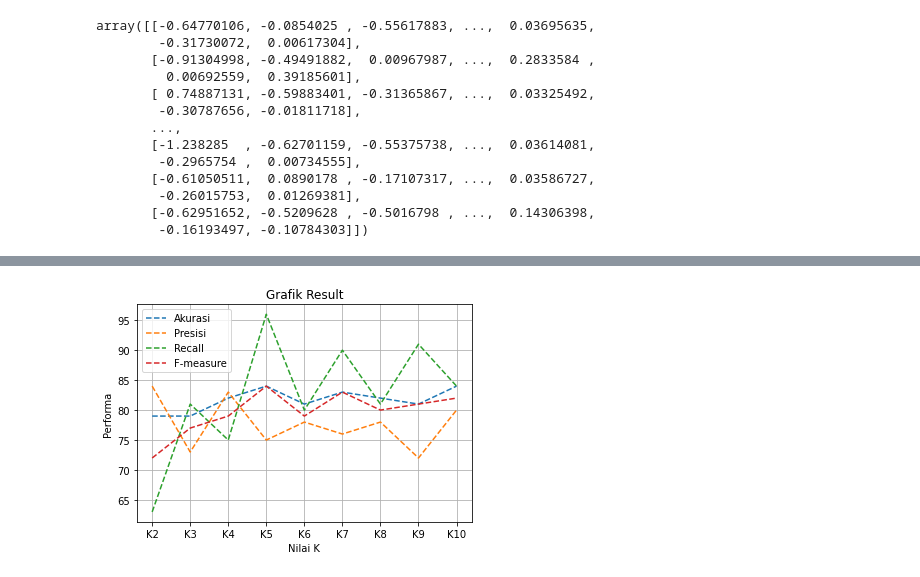
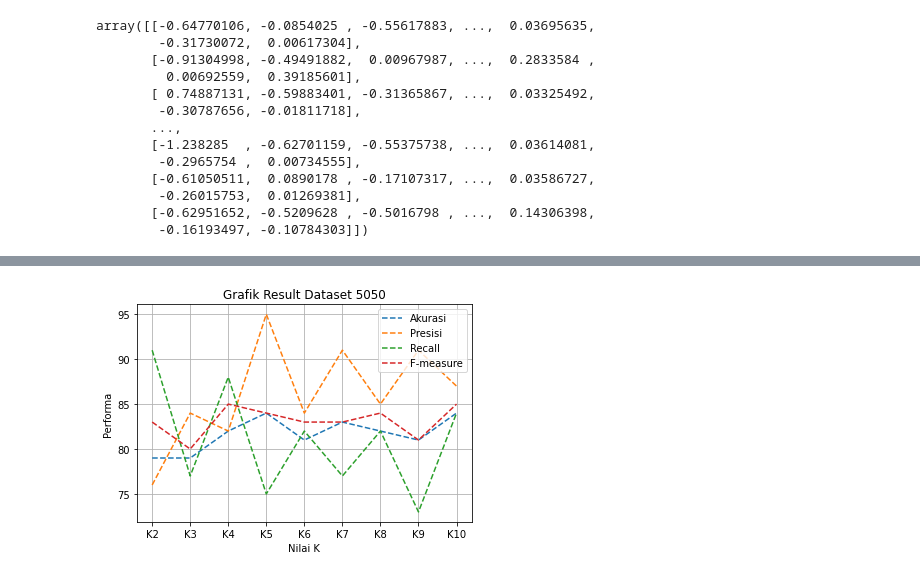
Before and after one commit to aisyahdnn/Skripsi, a Jupyter notebook: Dataset5050.ipynb, the cells around one changed output, grey strips where cells are left out. Saved outputs shown, nothing was run; the diff lists cells and outputs as text; code cells hidden in the pictures.

```diff
--- a/Dataset5050.ipynb
+++ b/Dataset5050.ipynb
@@ -243,19 +284,19 @@ F-Measure : 0.8222222222222223
 # %%
 from matplotlib import pyplot as plt
 x = ["K2", "K3", "K4", "K5", "K6", "K7", "K8", "K9", "K10"]
 a = [79, 79, 82, 84, 81, 83, 82, 81, 84]
-p = [84, 73, 83, 75, 78, 76, 78, 72, 80]
-r = [63, 81, 75, 96, 80, 90, 81, 91, 84]
-f = [72, 77, 79, 84, 79, 83, 80, 81, 82]
+p = [76, 84, 82, 95, 84, 91, 85, 91, 87]
+r = [91, 77, 88, 75, 82, 77, 82, 73, 84]
+f = [83, 80, 85, 84, 83, 83, 84, 81, 85]
 plt.plot(x, a, '--')
 plt.plot(x, p, '--')
 plt.plot(x, r, '--')
 plt.plot(x, f, '--')
-plt.title("Grafik Result")
+plt.title("Grafik Result Dataset 5050")
 plt.xlabel("Nilai K")
 plt.ylabel("Performa")
 plt.legend(["Akurasi", "Presisi", "Recall", "F-measure"])
 plt.grid()
 plt.show()
 # %% [output]
-[figure, old version]
+[figure, new version]
```
Also changed, not shown: parts of 4 cells of this notebook.
